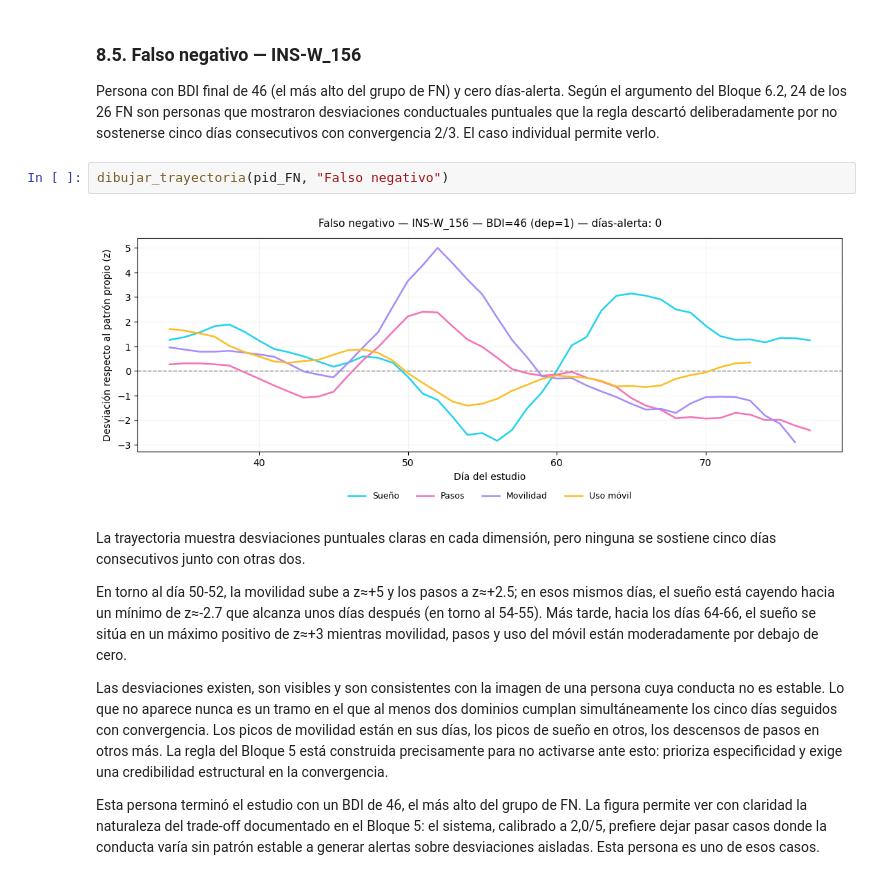
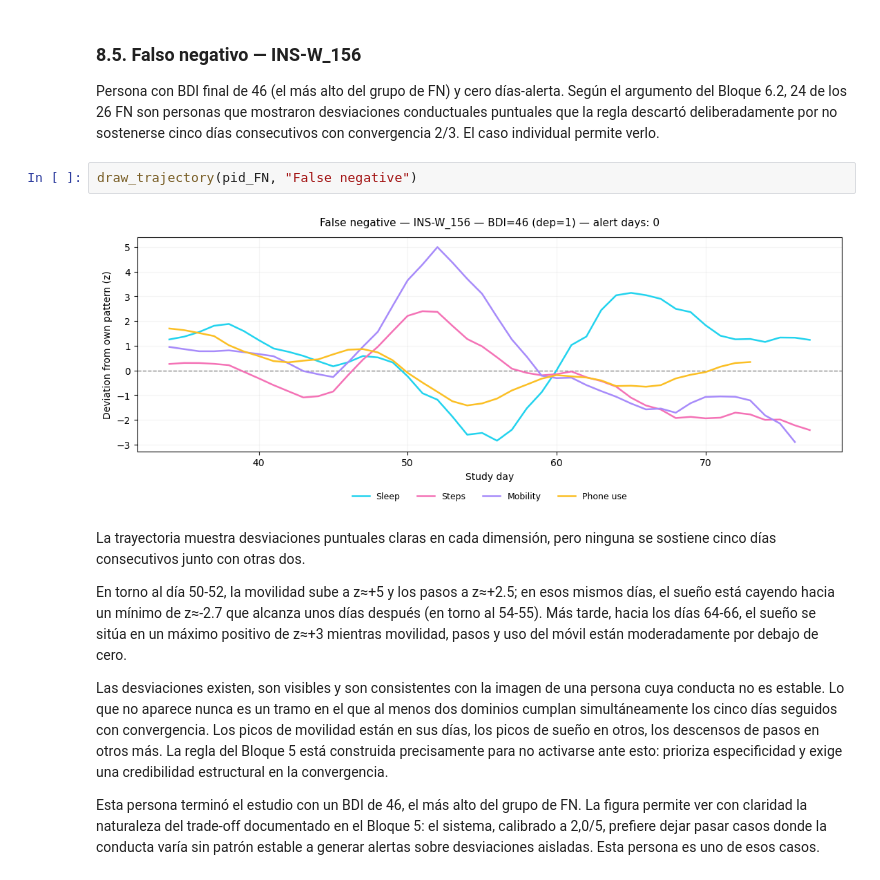
Before and after one commit to alejandrobarriel/globem, a Jupyter notebook: notebooks/globem.ipynb, the cells around one changed output. Saved outputs shown, nothing was run; the diff lists cells and outputs as text.

```diff
--- a/notebooks/globem.ipynb
+++ b/notebooks/globem.ipynb
@@ -5334,10 +5383,10 @@ Lo que no ocurrió es que ese cambio se tradujera al BDI al final del estudio. L
 ### 8.5. Falso negativo — INS-W_156
 
 Persona con BDI final de 46 (el más alto del grupo de FN) y cero días-alerta. Según el argumento del Bloque 6.2, 24 de los 26 FN son personas que mostraron desviaciones conductuales puntuales que la regla descartó deliberadamente por no sostenerse cinco días consecutivos con convergencia 2/3. El caso individual permite verlo.
-# %%
-dibujar_trayectoria(pid_FN, "Falso negativo")
-# %% [output]
-[figure, removed]
+# %%
+draw_trajectory(pid_FN, "False negative")
+# %% [output]
+[figure, added]
 # %% [markdown]
 La trayectoria muestra desviaciones puntuales claras en cada dimensión, pero ninguna se sostiene cinco días consecutivos junto con otras dos.
 
```
Also changed, not shown: parts of 56 cells of this notebook.
